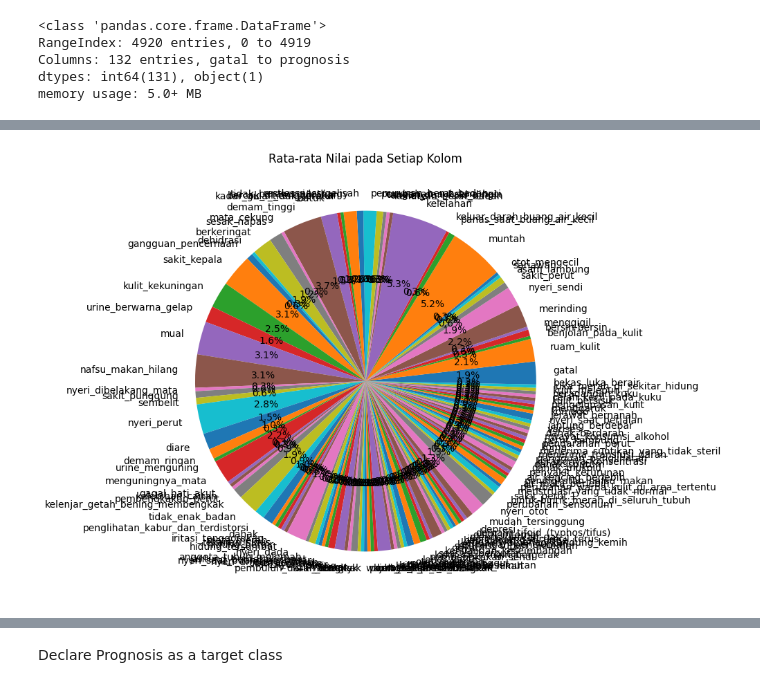
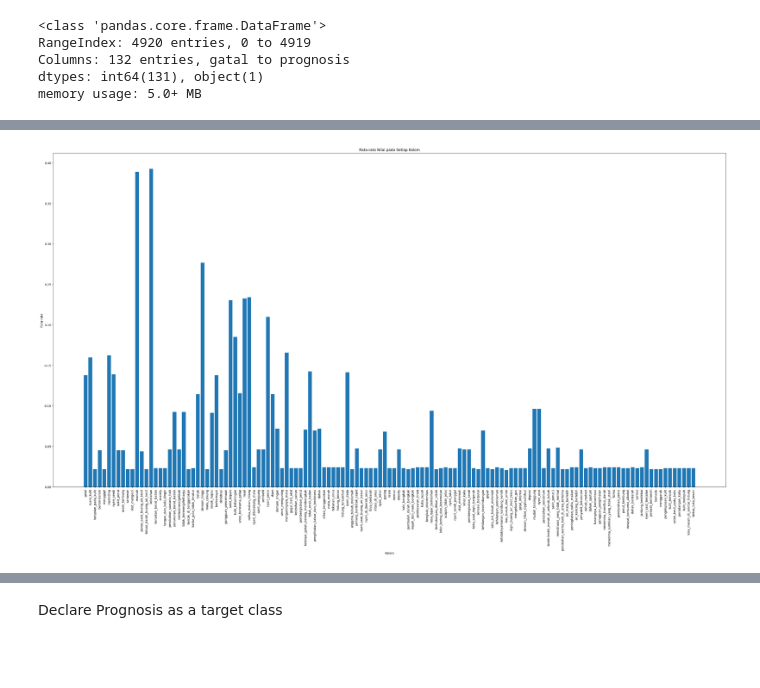
Before and after one commit to jumli-gazali/diagnese, a Jupyter notebook: Diagnese.ipynb, the cells around one changed output, grey strips where cells are left out. Saved outputs shown, nothing was run; the diff lists cells and outputs as text; code cells hidden in the pictures; blank space fills up the shorter version.

```diff
--- a/Diagnese.ipynb
+++ b/Diagnese.ipynb
@@ -44,6 +44,9 @@ Testing.csv         100%[===================>]  13.61K  --.-KB/s    in 0s
 # %%
 #read training data csv with header = 0 and delimiter = ;
 df = pd.read_csv('Training.csv', header=0, delimiter=';')
+test_df = pd.read_csv('Testing.csv', header=0, delimiter=';')
+# %%
+df = pd.concat([df] + [test_df] * 4)
 # %% [markdown]
 #3. Data Exploration
 # %%
@@ -115,13 +199,16 @@ Name: prognosis, dtype: int64
 # %%
 import matplotlib.pyplot as plt
 
 # Menghitung rata-rata setiap kolom
 mean_values = df.mean()
 
 # Membuat gambar
-plt.figure(figsize=(8, 8))  # Ukuran gambar dapat disesuaikan
-plt.pie(mean_values, labels=mean_values.index, autopct='%1.1f%%')
+plt.figure(figsize=(40, 20))
+plt.bar(mean_values.index, mean_values.values)
 plt.title("Rata-rata Nilai pada Setiap Kolom")
+plt.xlabel("Kolom")
+plt.ylabel("Rata-rata")
+plt.xticks(rotation=90)  # Rotasi label sumbu x agar tidak tumpang tindih
 plt.show()
 # %% [output]
-[figure, old version]
+[figure, new version]
```
Also changed, not shown: parts of 73 cells of this notebook.
